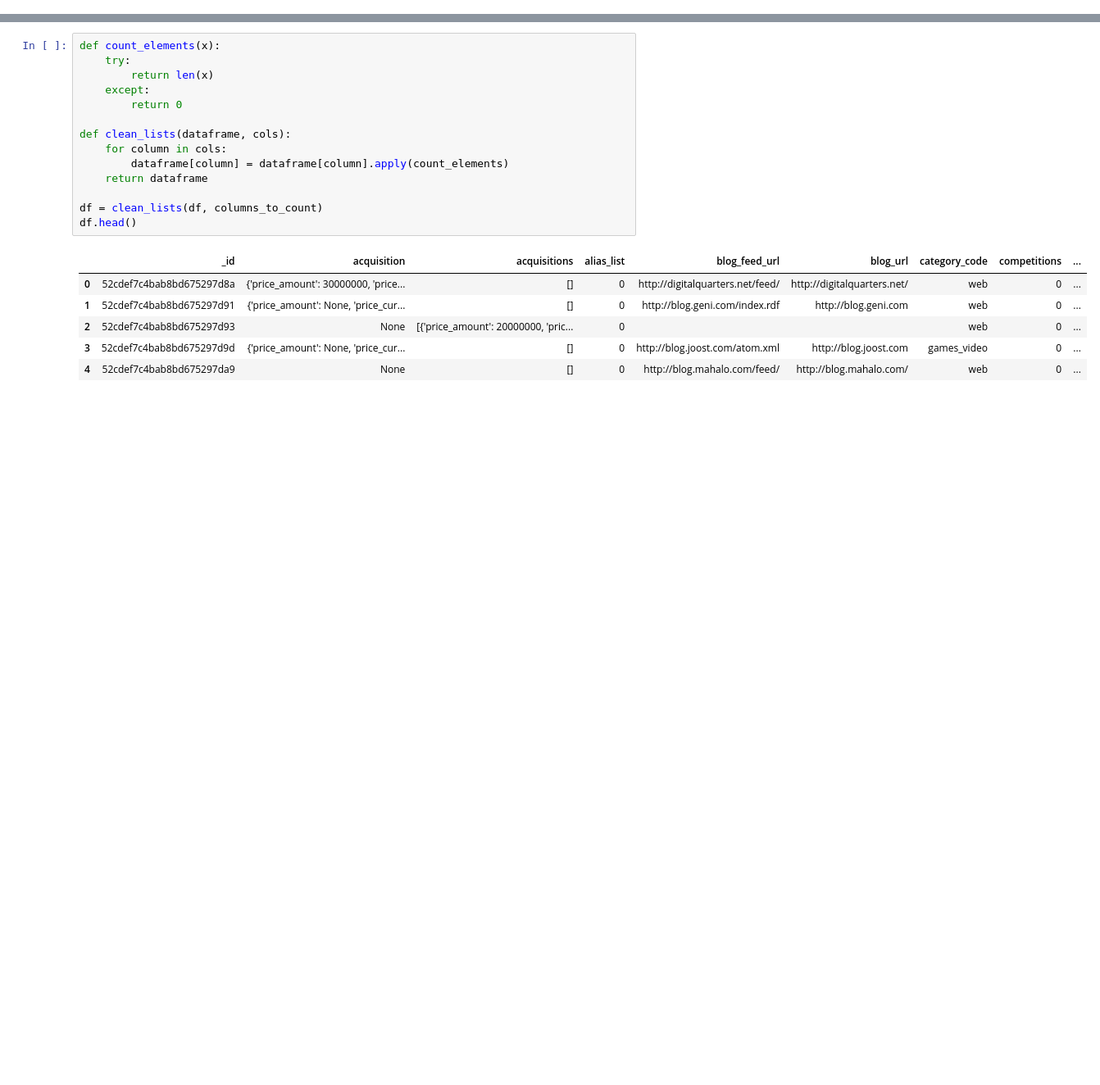
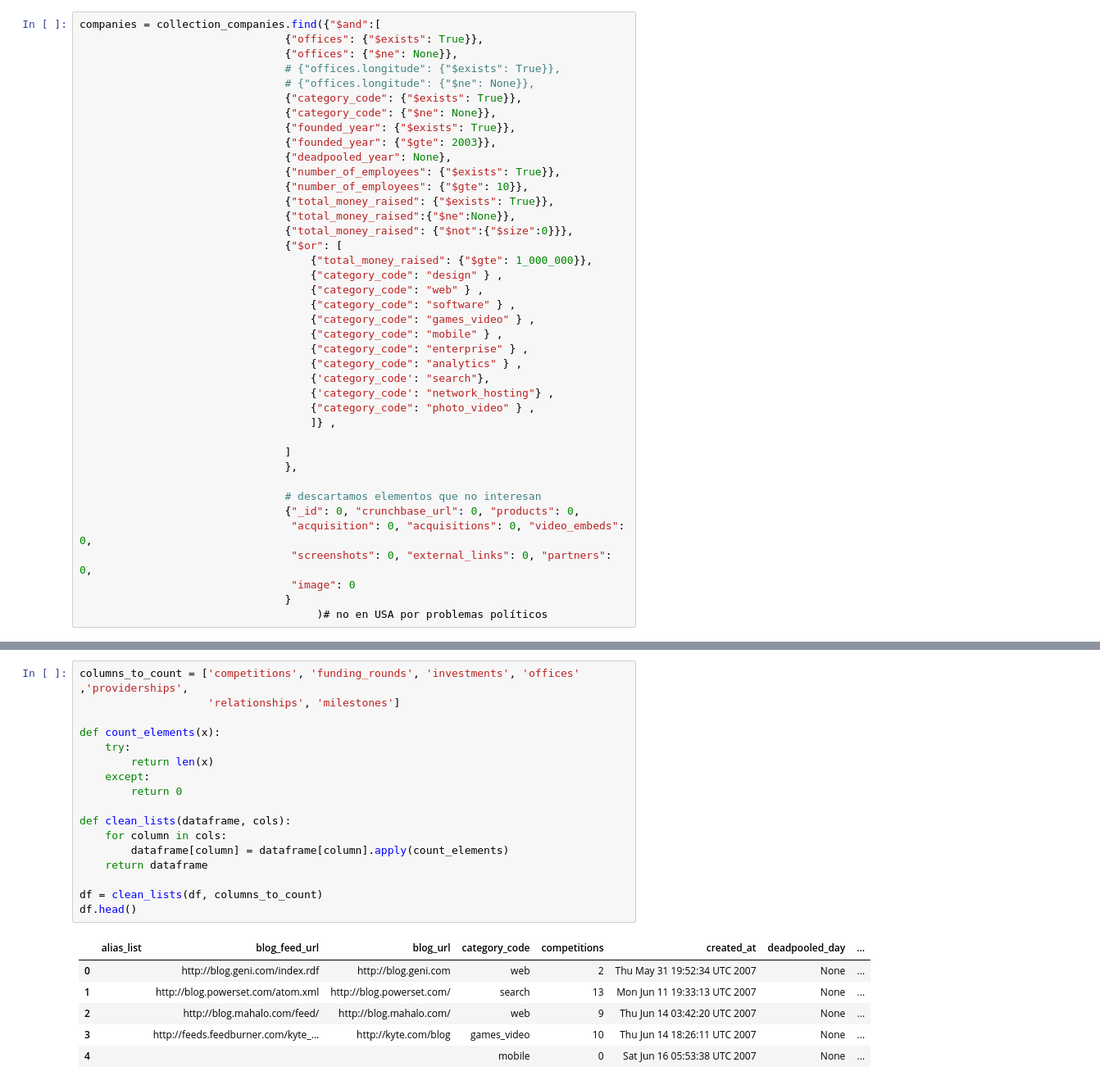
Before and after one commit to albertogcmr/pymongo-project, a Jupyter notebook: main.ipynb, the cells around one changed output, grey strips where cells are left out. Shown: that part at 82% size. Cells and saved outputs as stored; diff of their text form; blank space fills up the shorter version.

```diff
--- a/main.ipynb
+++ b/main.ipynb
@@ -49,3 +41,43 @@ companies = collection_companies.find({"$and":[{"number_of_employees": {"$lt": 5
+# %%
+companies = collection_companies.find({"$and":[
+                                {"offices": {"$exists": True}},
+                                {"offices": {"$ne": None}},
+                                # {"offices.longitude": {"$exists": True}},
+                                # {"offices.longitude": {"$ne": None}},
+                                {"category_code": {"$exists": True}},
+                                {"category_code": {"$ne": None}},
+                                {"founded_year": {"$exists": True}},
+                                {"founded_year": {"$gte": 2003}},
+                                {"deadpooled_year": None},
+                                {"number_of_employees": {"$exists": True}},
+                                {"number_of_employees": {"$gte": 10}},
+                                {"total_money_raised": {"$exists": True}},
+                                {"total_money_raised":{"$ne":None}},
+                                {"total_money_raised": {"$not":{"$size":0}}},
+                                {"$or": [
+                                    {"total_money_raised": {"$gte": 1_000_000}},
+                                    {"category_code": "design" } ,
+                                    {"category_code": "web" } ,
+                                    {"category_code": "software" } ,
+                                    {"category_code": "games_video" } ,
+                                    {"category_code": "mobile" } ,
+                                    {"category_code": "enterprise" } ,
+                                    {"category_code": "analytics" } ,
+                                    {'category_code': "search"},
+                                    {'category_code': "network_hosting"} ,
+                                    {"category_code": "photo_video" } ,
+                                    ]} ,
+
+                                ]
+                                },
+
+                                # descartamos elementos que no interesan
+                                {"_id": 0, "crunchbase_url": 0, "products": 0,
+                                 "acquisition": 0, "acquisitions": 0, "video_embeds": 0,
+                                 "screenshots": 0, "external_links": 0, "partners": 0,
+                                 "image": 0
+                                }
+                                     )# no en USA por problemas políticos
 # %%
 
 lst = list(companies)
@@ -63,21 +94,24 @@ columns_to_count = ['competitions', 'alias_list', 'competitions', 'competitions'
 # %%
+columns_to_count = ['competitions', 'funding_rounds', 'investments', 'offices' ,'providerships',
+                    'relationships', 'milestones']
+
 def count_elements(x):
     try:
         return len(x)
     except:
         return 0
 
 def clean_lists(dataframe, cols):
     for column in cols:
         dataframe[column] = dataframe[column].apply(count_elements)
     return dataframe
 
 df = clean_lists(df, columns_to_count)
 df.head()
 # %% [output]
-|  | _id | acquisition | acquisitions | alias_list | blog_feed_url | blog_url | category_code | competitions | ... |
-| 0 | 52cdef7c4bab8bd675297d8a | {'price_amount': 30000000, 'price... | [] | 0 | http://digitalquarters.net/feed/ | http://digitalquarters.net/ | web | 0 | ... |
-| 1 | 52cdef7c4bab8bd675297d91 | {'price_amount': None, 'price_cur... | [] | 0 | http://blog.geni.com/index.rdf | http://blog.geni.com | web | 0 | ... |
-| 2 | 52cdef7c4bab8bd675297d93 | None | [{'price_amount': 20000000, 'pric... | 0 |  |  | web | 0 | ... |
-| 3 | 52cdef7c4bab8bd675297d9d | {'price_amount': None, 'price_cur... | [] | 0 | http://blog.joost.com/atom.xml | http://blog.joost.com | games_video | 0 | ... |
-| 4 | 52cdef7c4bab8bd675297da9 | None | [] | 0 | http://blog.mahalo.com/feed/ | http://blog.mahalo.com/ | web | 0 | ... |
+|  | alias_list | blog_feed_url | blog_url | category_code | competitions | created_at | deadpooled_day | ... |
+| 0 |  | http://blog.geni.com/index.rdf | http://blog.geni.com | web | 2 | Thu May 31 19:52:34 UTC 2007 | None | ... |
+| 1 |  | http://blog.powerset.com/atom.xml | http://blog.powerset.com/ | search | 13 | Mon Jun 11 19:33:13 UTC 2007 | None | ... |
+| 2 |  | http://blog.mahalo.com/feed/ | http://blog.mahalo.com/ | web | 9 | Thu Jun 14 03:42:20 UTC 2007 | None | ... |
+| 3 |  | http://feeds.feedburner.com/kyte_... | http://kyte.com/blog | games_video | 10 | Thu Jun 14 18:26:11 UTC 2007 | None | ... |
+| 4 |  |  |  | mobile | 0 | Sat Jun 16 05:53:38 UTC 2007 | None | ... |
```
Also changed, not shown: parts of 14 cells of this notebook, 3 other files.
